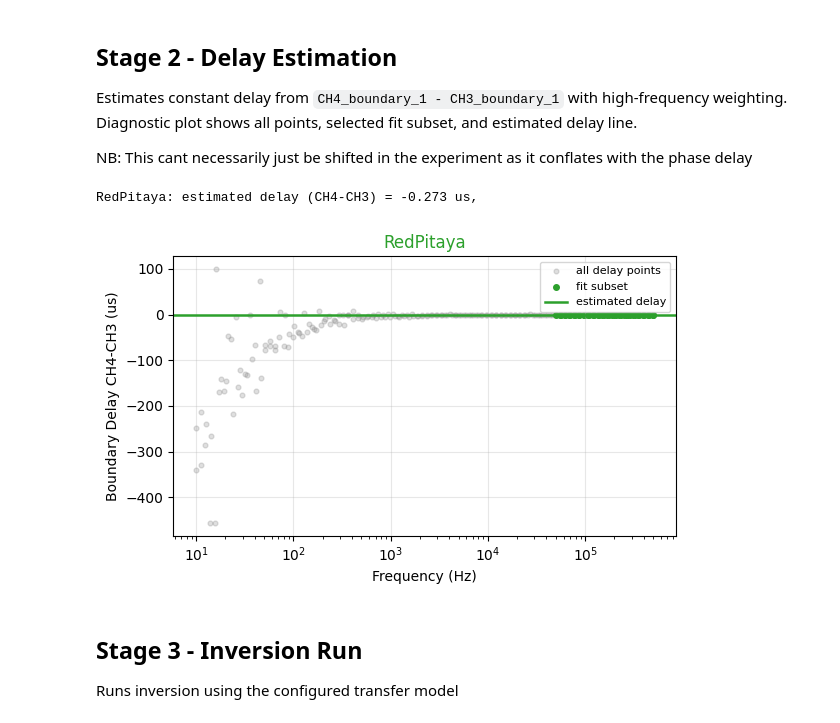
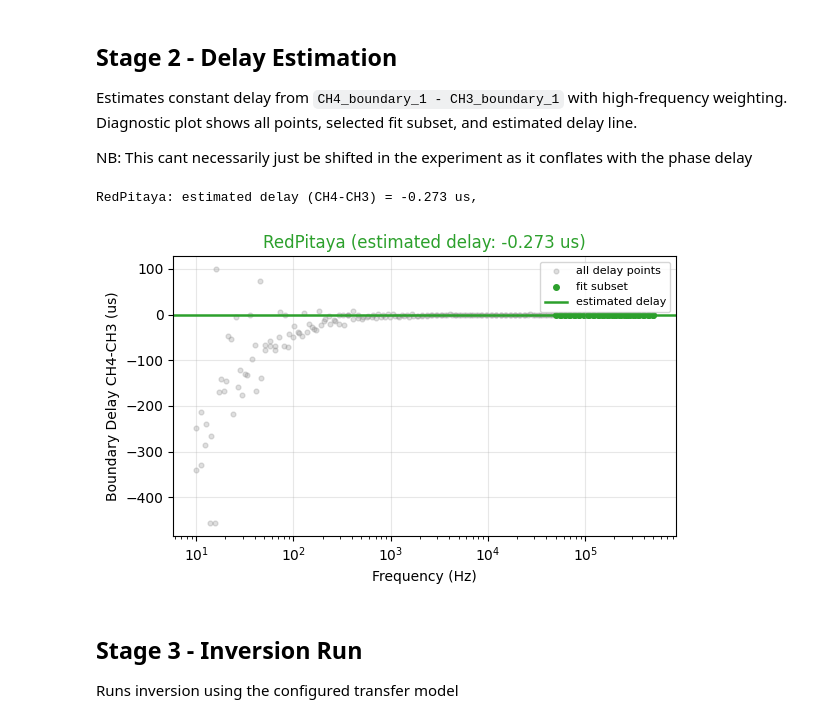
Before and after one commit to GeckoGroup/RedPitaya, a Jupyter notebook: fitting/transfer_function_inversion.ipynb, the cells around one changed output. Cells and saved outputs as stored; diff of their text form; code cells hidden in the pictures.

```diff
--- a/fitting/transfer_function_inversion.ipynb
+++ b/fitting/transfer_function_inversion.ipynb
@@ -147,35 +147,35 @@ def estimate_constant_boundary_delay(
     return float(est), work
 
 # Delay Estimation + Diagnostics
 for col, (name, data) in enumerate(dataset_data.items()):
     fig = plt.figure(figsize=(6, 3.8))
     raw = data["raw_points"]
     est_delay_s, delay_samples = estimate_constant_boundary_delay(
         raw,
         min_freq_hz=5e4,
         weight_power=1.0,
     )
     data["estimated_delay_s"] = est_delay_s
 
     print(
         f"{name}: estimated delay (CH4-CH3) = {est_delay_s*1e6:+.3f} us, "
     )
 
     plt.scatter(raw["freq_hz"], raw["boundary_delay_s"] * 1e6, s=12, alpha=0.25, color="0.5", label="all delay points")
     plt.scatter(delay_samples["freq_hz"], delay_samples["boundary_delay_s"] * 1e6, s=16, color=data["color"], label="fit subset")
     plt.axhline(est_delay_s * 1e6, color=data["color"], linewidth=1.8, label="estimated delay")
     plt.xscale("log")
     plt.xlabel("Frequency (Hz)")
     plt.ylabel("Boundary Delay CH4-CH3 (us)")
-    plt.title(name, color=data["color"])
+    plt.title(f"{name} (estimated delay: {est_delay_s*1e6:+.3f} us)", color=data["color"])
     plt.grid(alpha=0.3)
     plt.legend(fontsize=8)
 
 plt.tight_layout()
 plt.show()
 # %% [output]
 RedPitaya: estimated delay (CH4-CH3) = -0.273 us,
-[figure, old version]
+[figure, new version]
 # %% [markdown]
 ## Stage 3 - Inversion Run
 Runs inversion using the configured transfer model
```
Also changed, not shown: 2 other files.
